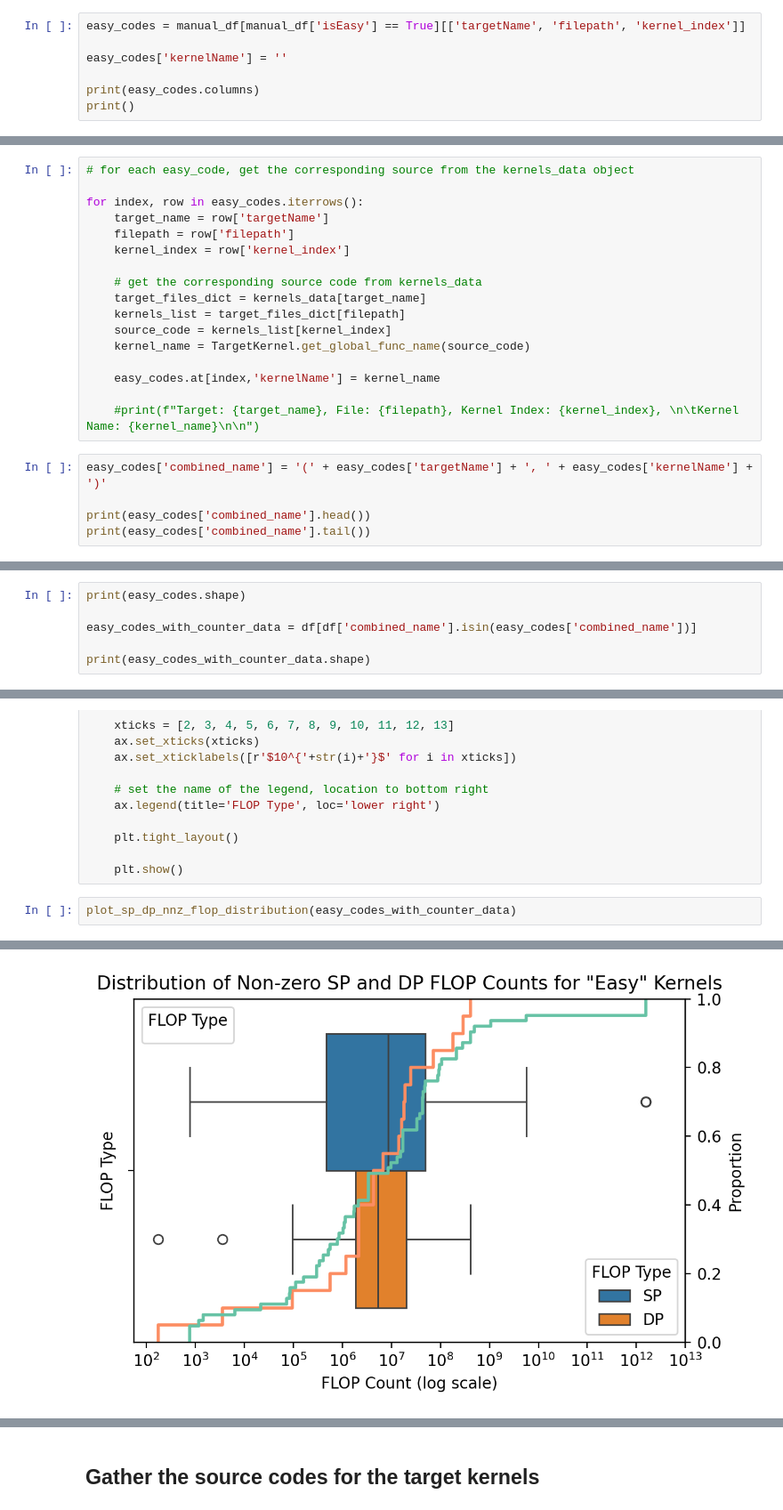
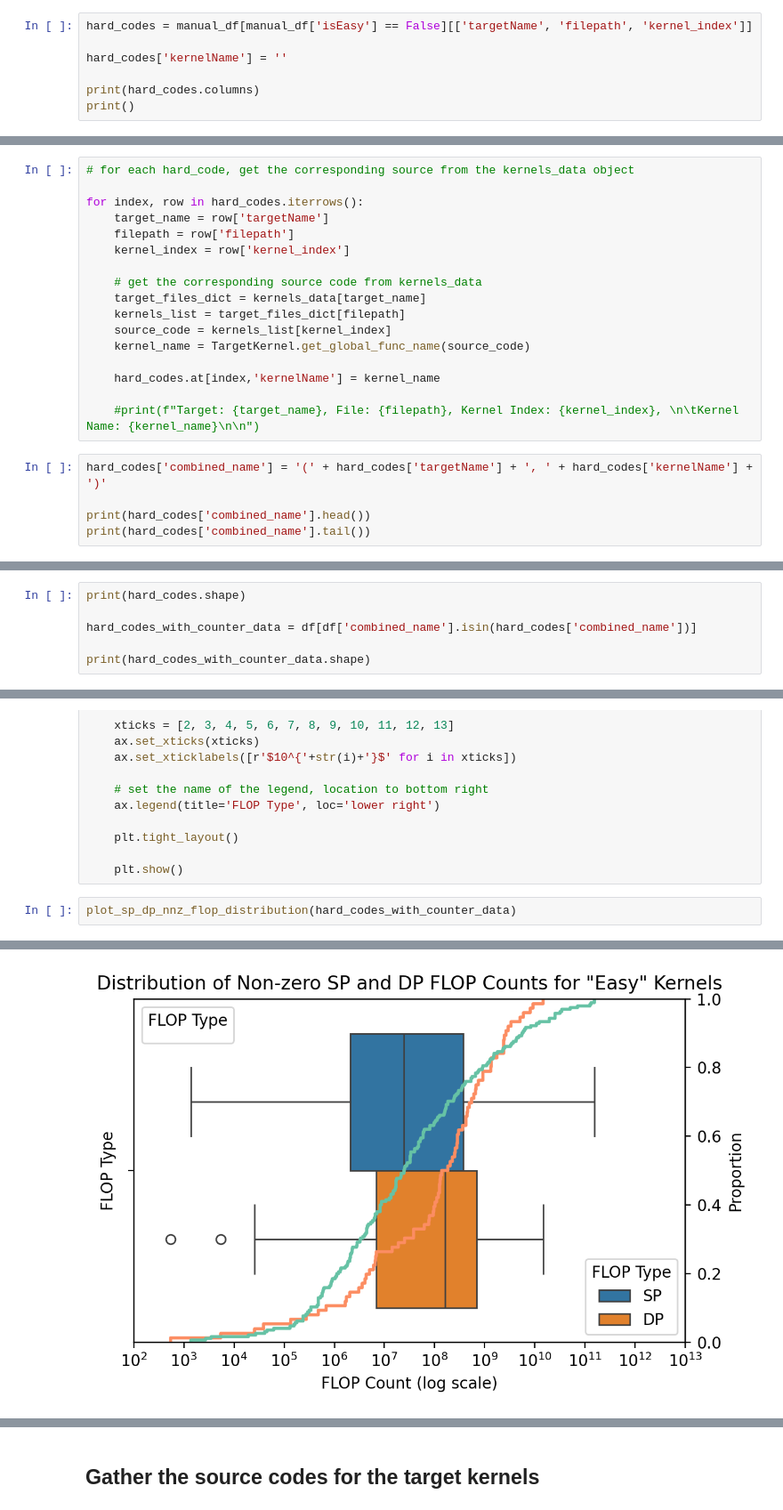
Before and after one commit to Scientific-Computing-Lab/gpuFLOPBench, a Jupyter notebook: qdecomp-langgraph-studio/kernel-survey/dataset-gen/manual-classification/create_hard_dataset_to_query.ipynb, the cells around one changed output, grey strips where cells are left out. Shown at 89% size. Cells and saved outputs as stored; diff of their text form.

```diff
--- a/qdecomp-langgraph-studio/kernel-survey/dataset-gen/manual-classification/create_hard_dataset_to_query.ipynb
+++ b/qdecomp-langgraph-studio/kernel-survey/dataset-gen/manual-classification/create_hard_dataset_to_query.ipynb
@@ -332,18 +338,18 @@ from static_passes.TargetKernel import TargetKernel
 #CUDA_LANGUAGE = Language(tree_sitter_cuda.language())
 #parser = Parser(CUDA_LANGUAGE)
 # %%
-easy_codes = manual_df[manual_df['isEasy'] == True][['targetName', 'filepath', 'kernel_index']]
+hard_codes = manual_df[manual_df['isEasy'] == False][['targetName', 'filepath', 'kernel_index']]
 
-easy_codes['kernelName'] = ''
+hard_codes['kernelName'] = ''
 
-print(easy_codes.columns)
+print(hard_codes.columns)
 print()
 # %% [output]
 Index(['targetName', 'filepath', 'kernel_index', 'kernelName'], dtype='object')
 # %%
-# for each easy_code, get the corresponding source from the kernels_data object
+# for each hard_code, get the corresponding source from the kernels_data object
 
-for index, row in easy_codes.iterrows():
+for index, row in hard_codes.iterrows():
     target_name = row['targetName']
     filepath = row['filepath']
     kernel_index = row['kernel_index']
@@ -354,12 +360,12 @@ for index, row in easy_codes.iterrows():
     source_code = kernels_list[kernel_index]
     kernel_name = TargetKernel.get_global_func_name(source_code)
 
-    easy_codes.at[index,'kernelName'] = kernel_name
+    hard_codes.at[index,'kernelName'] = kernel_name
 
     #print(f"Target: {target_name}, File: {filepath}, Kernel Index: {kernel_index}, \n\tKernel Name: {kernel_name}\n\n")
 # %%
-easy_codes['combined_name'] = '(' + easy_codes['targetName'] + ', ' + easy_codes['kernelName'] + ')'
+hard_codes['combined_name'] = '(' + hard_codes['targetName'] + ', ' + hard_codes['kernelName'] + ')'
 
-print(easy_codes['combined_name'].head())
-print(easy_codes['combined_name'].tail())
+print(hard_codes['combined_name'].head())
+print(hard_codes['combined_name'].tail())
 # %% [output]
@@ -532,9 +538,9 @@ print(df.shape)
 # %% [markdown]
 ## Get the counter data for each kernel
 # %%
-print(easy_codes.shape)
+print(hard_codes.shape)
 
-easy_codes_with_counter_data = df[df['combined_name'].isin(easy_codes['combined_name'])]
+hard_codes_with_counter_data = df[df['combined_name'].isin(hard_codes['combined_name'])]
 
-print(easy_codes_with_counter_data.shape)
+print(hard_codes_with_counter_data.shape)
 # %% [output]
@@ -623,5 +629,5 @@ def plot_sp_dp_nnz_flop_distribution(df):
 
     plt.show()
 # %%
-plot_sp_dp_nnz_flop_distribution(easy_codes_with_counter_data)
+plot_sp_dp_nnz_flop_distribution(hard_codes_with_counter_data)
 # %% [output]
@@ -632,4 +638,4 @@ plot_sp_dp_nnz_flop_distribution(easy_codes_with_counter_data)
-[figure, old version]
+[figure, new version]
 # %%
 # Categorize flop presence (ensure column exists)
 def categorize_flop_state(row):
```
Also changed, not shown: parts of 16 cells of this notebook, 1 other file.
